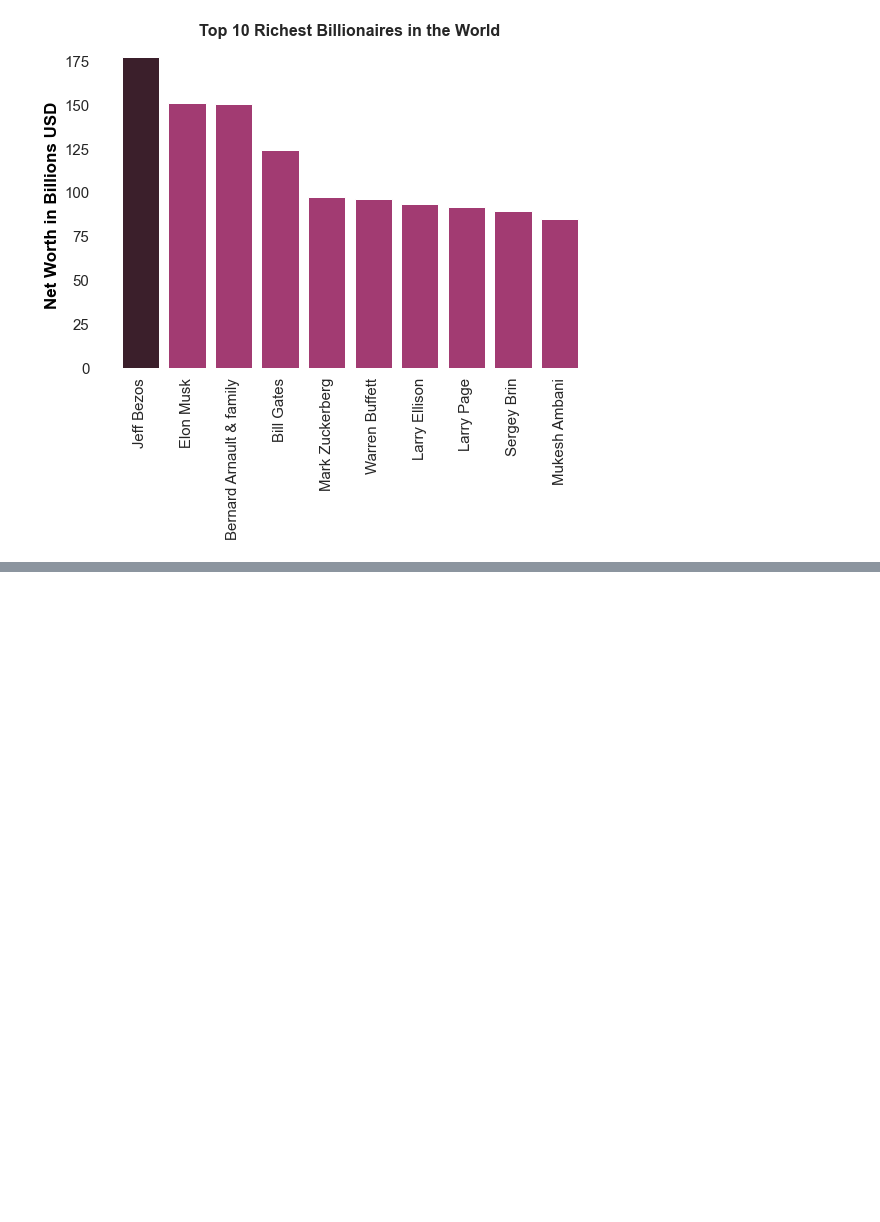
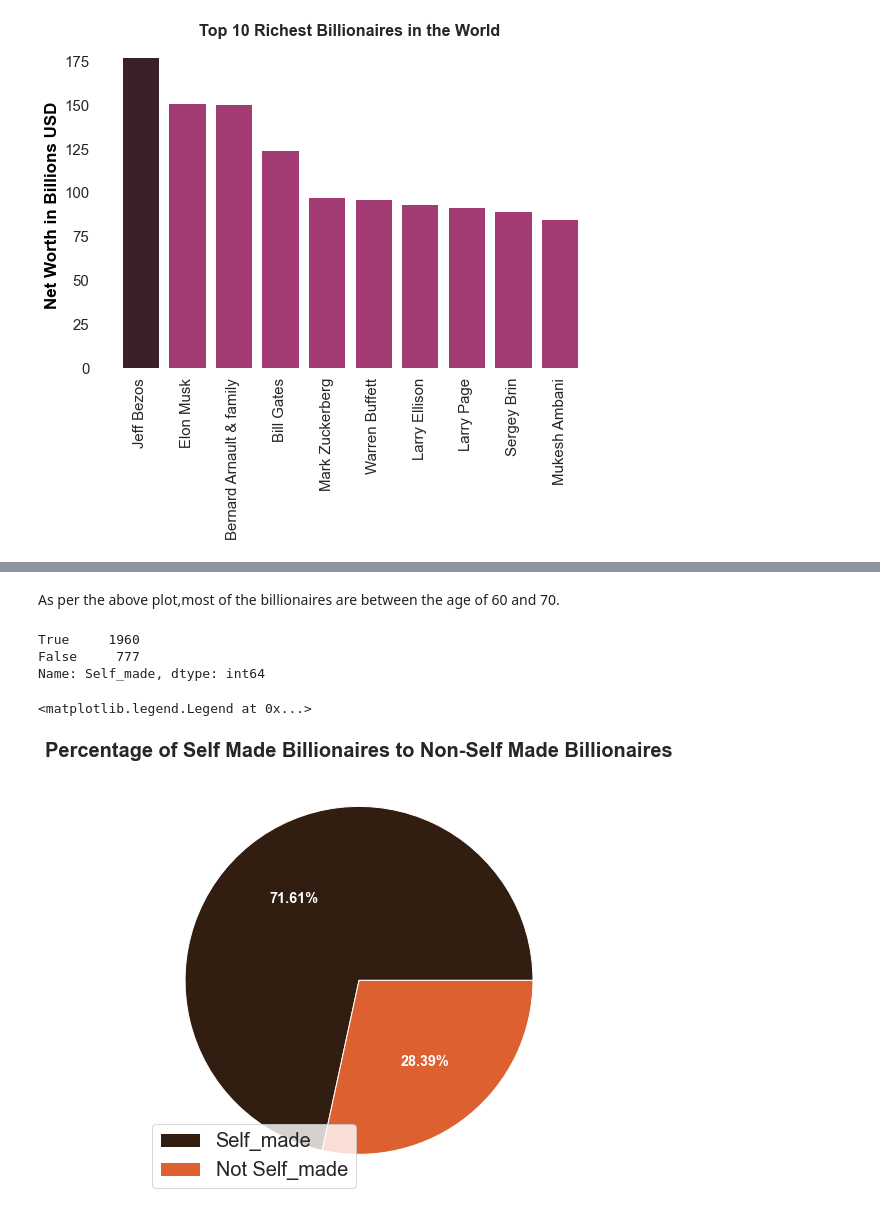
Before and after one commit to Rishiraj-singh7/World-Billionaires, a Jupyter notebook: main.ipynb, the cells around one changed output, grey strips where cells are left out. Drawn from its saved outputs; the diff is of its cells as text; code cells hidden in the pictures; blank space fills up the shorter version.

```diff
--- a/main.ipynb
+++ b/main.ipynb
@@ -284,0 +438,18 @@ plt.show()
+# %% [markdown]
+As per the above plot,most of the billionaires are between the age of 60 and 70.
+# %%
+Billionaires_data['Self_made'].value_counts()
+# %% [output]
+True     1960
+False     777
+Name: Self_made, dtype: int64
+# %%
+plt.figure(figsize = (12,8))
+ax = Billionaires_data['Self_made'].value_counts().plot(kind = 'pie',colors =['#311E10','#DD6031'],autopct = '%.2f%%',labels =['',''],textprops = {'size':'x-large','fontweight':'bold','color':'w'})
+labels= ['Self_made','Not Self_made']
+plt.title('Percentage of Self Made Billionaires to Non-Self Made Billionaires', fontsize = 20,weight = 'bold')
+ax.yaxis.set_visible(False)
+plt.legend(labels = labels,loc = 'lower left',fontsize = 20)
+# %% [output]
+<matplotlib.legend.Legend at 0x...>
+[figure, added]
```
Also changed, not shown: parts of 29 cells of this notebook.
